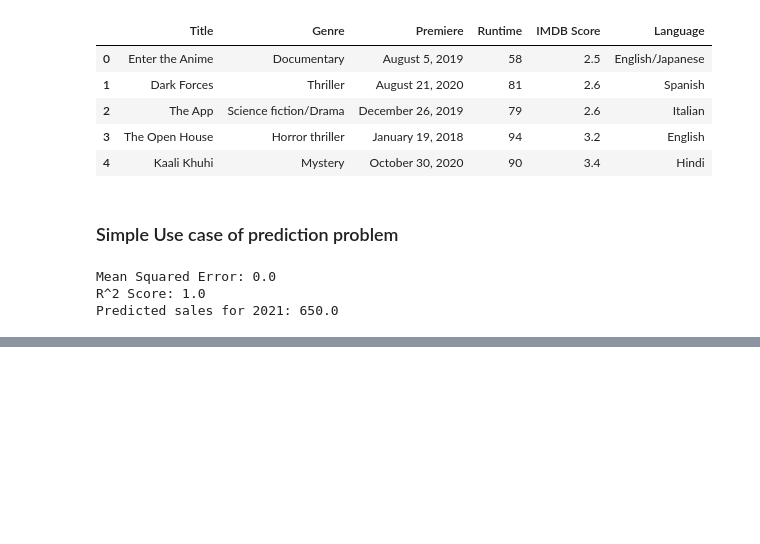
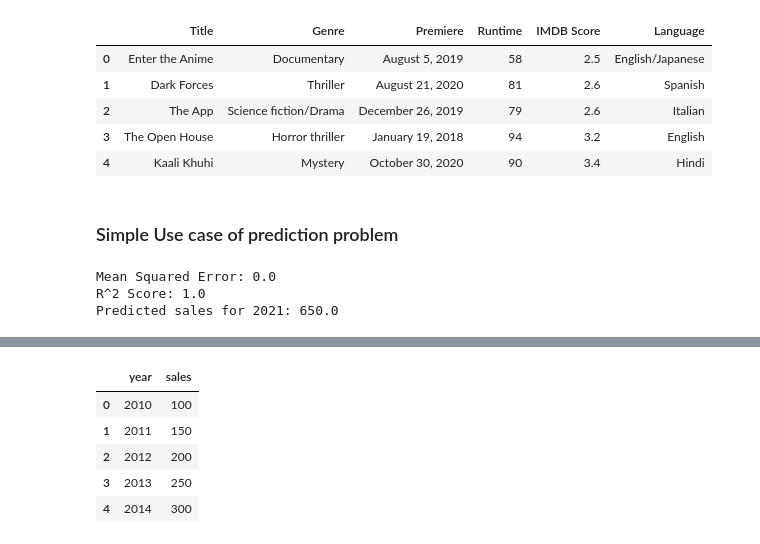
Before and after one commit to v0idgy/Python_DE, a Jupyter notebook: EDA.ipynb, the cells around one changed output, grey strips where cells are left out. Saved outputs shown, nothing was run; the diff lists cells and outputs as text; code cells hidden in the pictures; blank space fills up the shorter version.

```diff
--- a/EDA.ipynb
+++ b/EDA.ipynb
@@ -549,0 +565,9 @@ Predicted sales for 2021: 650.0
+# %%
+df.head()
+# %% [output]
+|  | year | sales |
+| 0 | 2010 | 100 |
+| 1 | 2011 | 150 |
+| 2 | 2012 | 200 |
+| 3 | 2013 | 250 |
+| 4 | 2014 | 300 |
```
Also changed, not shown: parts of 2 cells of this notebook, 4 other files.
